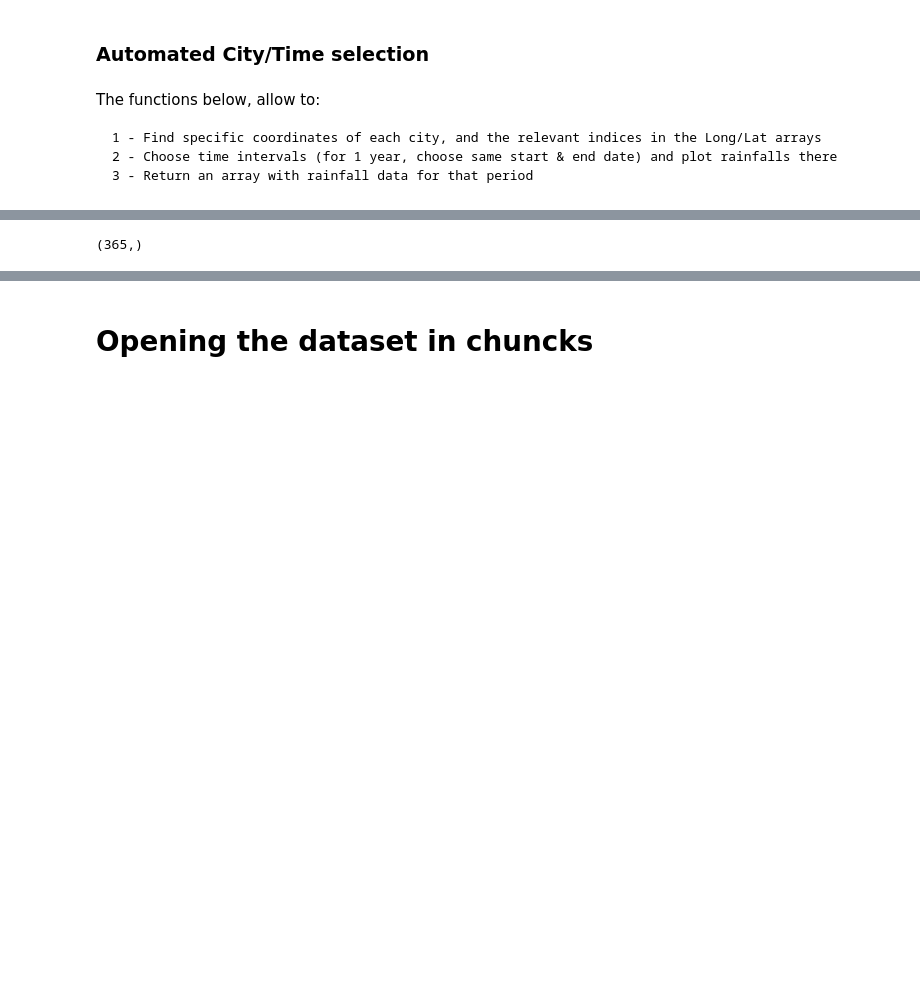
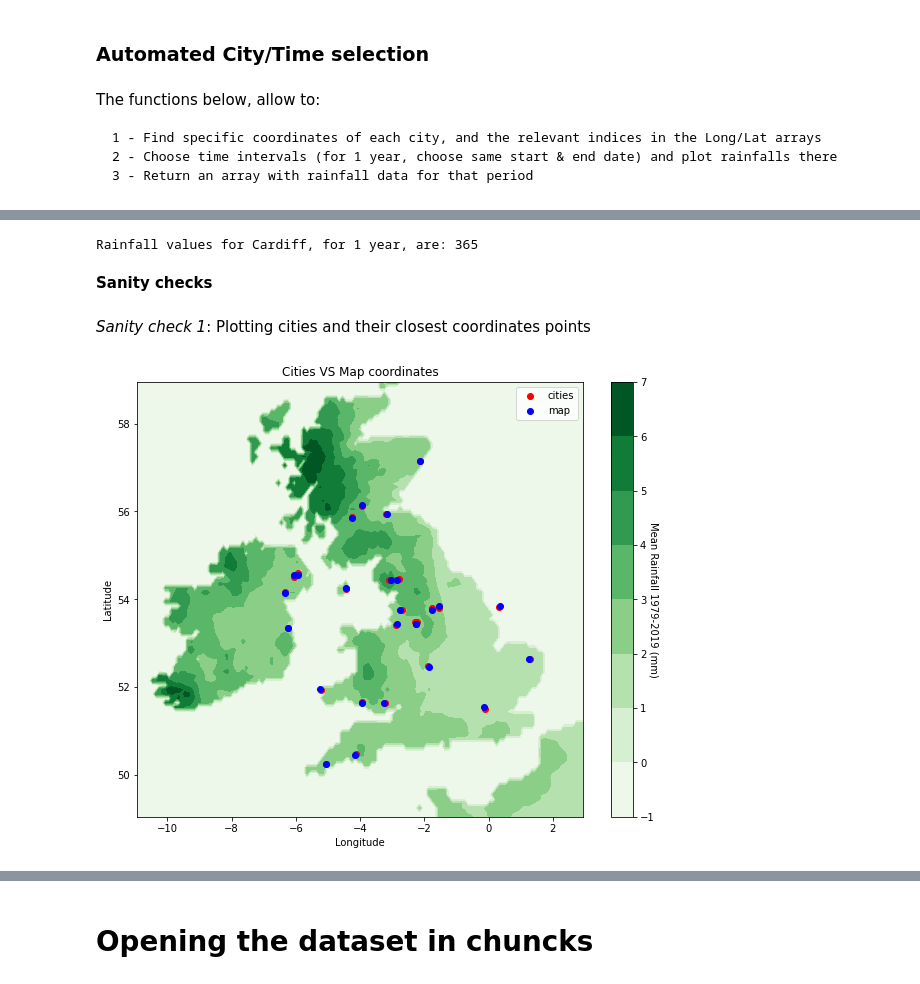
Before and after one commit to MariosNT/ML_Extreme_Climate_Events, a Jupyter notebook: Data/Data/rainfall_data_check.ipynb, the cells around one changed output, grey strips where cells are left out. Drawn from its saved outputs; the diff is of its cells as text; code cells hidden in the pictures; blank space fills up the shorter version.

```diff
--- a/Data/Data/rainfall_data_check.ipynb
+++ b/Data/Data/rainfall_data_check.ipynb
@@ -386,6 +373,8 @@ The functions below, allow to:
     3 - Return an array with rainfall data for that period
 # %%
 def city_coordinates(city_name, long_coord, lat_coord):
+    """ Returns cities indices in the long/lat arrays """
+    """ Returns cities coordinates in long/lat coordinates """
     long_city = cities_map[city_name][1]
     lat_city = cities_map[city_name][0]
 
@@ -418,4 +410,50 @@ Rainfall_Cardiff = rainfall_city_time("Cardiff", longitude, latitude, 1979, 1979
 # %%
-np.shape(Rainfall_Cardiff)
+# Order of magnitude check - Cutting values for a year, should lead to ~ 360 terms
+print("Rainfall values for Cardiff, for 1 year, are:", np.shape(Rainfall_Cardiff)[0])
 # %% [output]
-(365,)
+Rainfall values for Cardiff, for 1 year, are: 365
+# %% [markdown]
+__Sanity checks__
+# %%
+longitudes_i = []
+latitudes_i = []
+long_coordinates = []
+lat_coordinates = []
+
+for city in names:
+    lo_i, lat_i, lo_c, lat_c = city_coordinates(city, longitude, latitude)
+    longitudes_i.append(lo_i)
+    latitudes_i.append(lat_i)
+    long_coordinates.append(lo_c)
+    lat_coordinates.append(lat_c)
+
+longitudes_i = np.array(longitudes_i)
+latitudes_i = np.array(latitudes_i)
+long_coordinates = np.array(long_coordinates)
+lat_coordinates = np.array(lat_coordinates)
+
+# Finding the location of map coordinates
+long_map = longitude[longitudes_i]
+lat_map = latitude[latitudes_i]
+
+cities_number = np.arange(len(names))
+distances = np.sqrt((long_map-long_coordinates)**2+(lat_map-lat_coordinates)**2)
+# %% [markdown]
+_Sanity check 1_: Plotting cities and their closest coordinates points
+# %%
+fig, ax = plt.subplots(figsize=(10,8))
+cs = ax.contourf(longitude[:], latitude[:], mean_rainfall, cmap=cm.Greens) #PuBu_r
+
+plt.scatter(long_cities, lat_cities, color='r', label = 'cities')
+plt.scatter(long_map, lat_map, color='b', label = 'map')
+
+cbar = fig.colorbar(cs)
+cbar.set_label('Mean Rainfall 1979-2019 (mm)', rotation=270)
+
+plt.title("Cities VS Map coordinates")
+plt.xlabel("Longitude")
+plt.ylabel("Latitude")
+plt.legend()
+plt.show()
+# %% [output]
+[figure, added]
```
Also changed, not shown: parts of 52 cells of this notebook.
